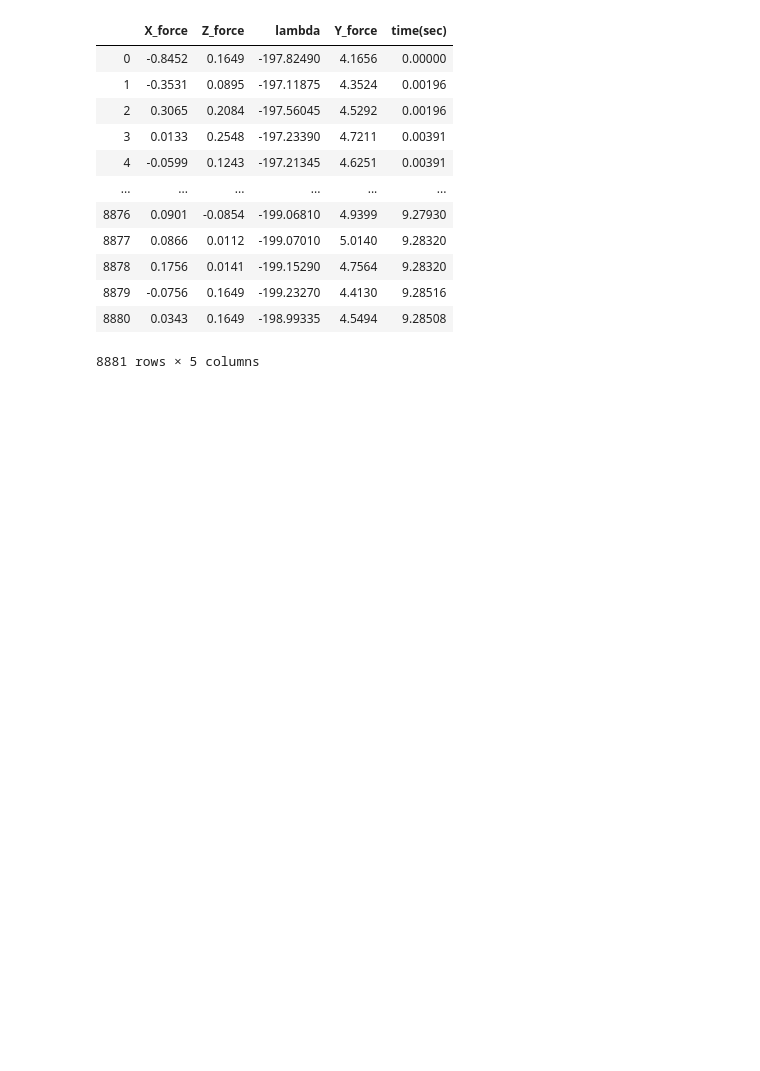
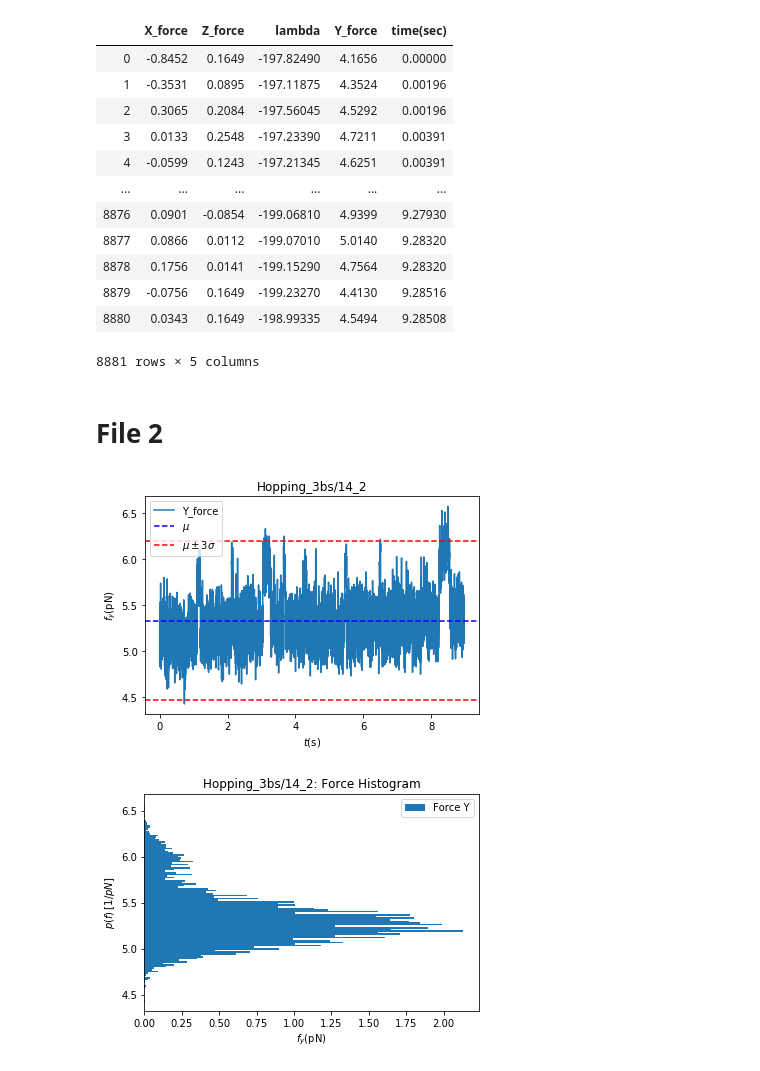
Before and after one commit to RiccardoTancredi/TesiTriennale, a Jupyter notebook: hopping.ipynb, the cells around one changed output. Saved outputs shown, nothing was run; the diff lists cells and outputs as text; code cells hidden in the pictures; blank space fills up the shorter version.

```diff
--- a/hopping.ipynb
+++ b/hopping.ipynb
@@ -55,3 +59,12 @@ data_frame
 | 8879 | -0.0756 | 0.1649 | -199.23270 | 4.4130 | 9.28516 |
 | 8880 | 0.0343 | 0.1649 | -198.99335 | 4.5494 | 9.28508 |
 8881 rows × 5 columns
+# %% [markdown]
+# File 2
+# %%
+grafici = Graph_hop(dir_name, number, 2)
+data_frame = grafici.do_graph()
+# (2.0440e4+0.5+1.95e-3, 2.0442e4+1.-1.95e-3)
+# %% [output]
+[figure, added]
+[figure, added]
```
Also changed, not shown: parts of 5 cells of this notebook, 1 other file.
